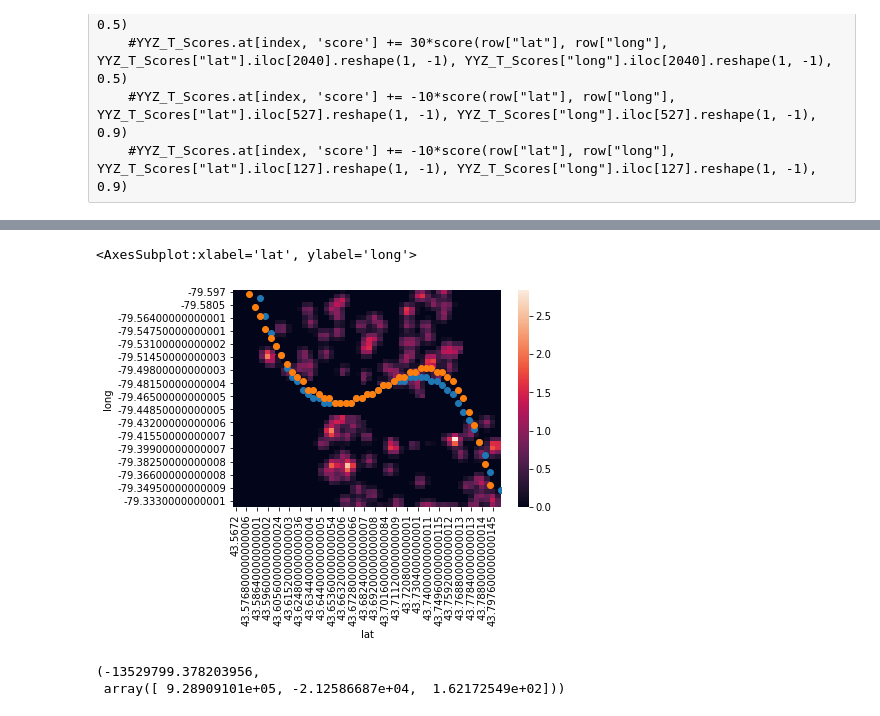
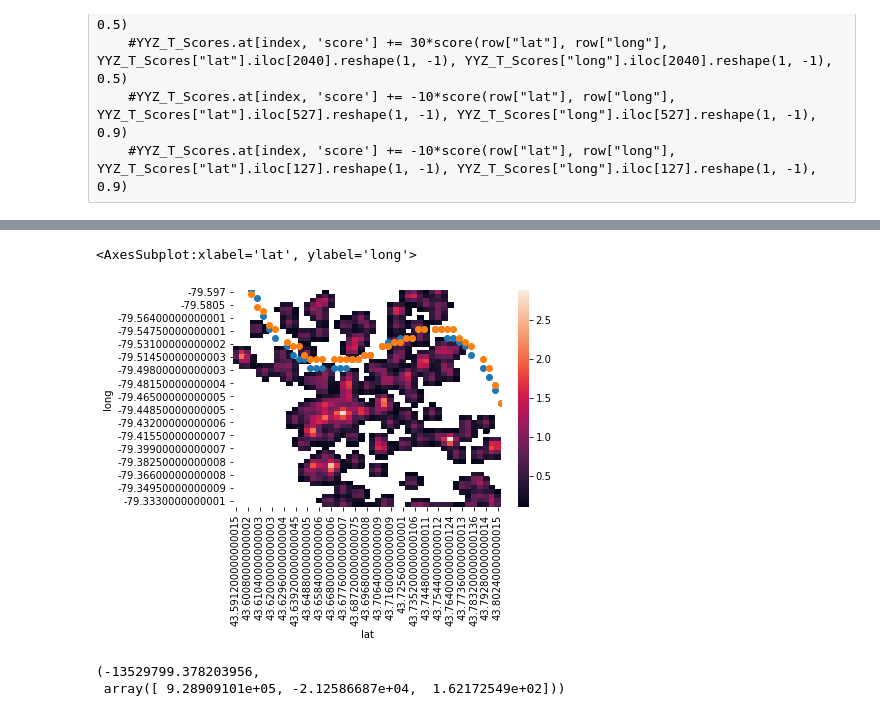
Before and after one commit to geotrieu/transit-ai, a Jupyter notebook: src/preprocessing.ipynb, the cells around one changed output, grey strips where cells are left out. Drawn from its saved outputs; the diff is of its cells as text; code cells hidden in the pictures.

Commit message:
Clustering Test

```diff
--- a/src/preprocessing.ipynb
+++ b/src/preprocessing.ipynb
@@ -197,0 +201,8 @@ plotHeatmapPolynomial(YYZ_Scores, [YYZ_Line_1])
+# %%
+NUM_CLUSTERS = 5
+# %%
+from sklearn.cluster import KMeans
+from sklearn.cluster import DBSCAN
+YYZ_C_Scores = YYZ_Scores.copy()
+YYZ_C_Scores = YYZ_C_Scores.loc[YYZ_C_Scores['score'] > 0.5]
+kmeans = KMeans(n_clusters=NUM_CLUSTERS, random_state=0).fit(YYZ_C_Scores[["lat", "long"]])
@@ -197,0 +227,2 @@ plotHeatmapPolynomial(YYZ_Scores, [YYZ_Line_1])
+# %%
+YYZ_C_Scores['cluster'] = kmeans.labels_.tolist()
@@ -229,10 +300,10 @@ plotScores(YYZ_T_Scores)
 YYZ_Line_2 = trimOutOfBounds(YYZ_Line_2, YYZ_UpperLatBound, YYZ_BottomLatBound, YYZ_LeftLongBound, YYZ_RightLongBound)
 YYZ_Line_2 = snapLongToGrid(YYZ_Line_2, YYZ_LeftLongBound, YYZ_RightLongBound)
 # %%
-plotHeatmapPolynomial(YYZ_T_Scores, [YYZ_Line_1, YYZ_Line_2])
+plotHeatmapPolynomial(YYZ_C_Scores, [YYZ_Line_C, YYZ_Line_2])
 # %% [output]
 <AxesSubplot:xlabel='lat', ylabel='long'>
-[figure, old version]
+[figure, new version]
 # %%
 YYZ_Line_1_intercept, YYZ_Line_1_coefficients
 # %% [output]
```
Also changed, not shown: parts of 12 cells of this notebook, 1 other file.
